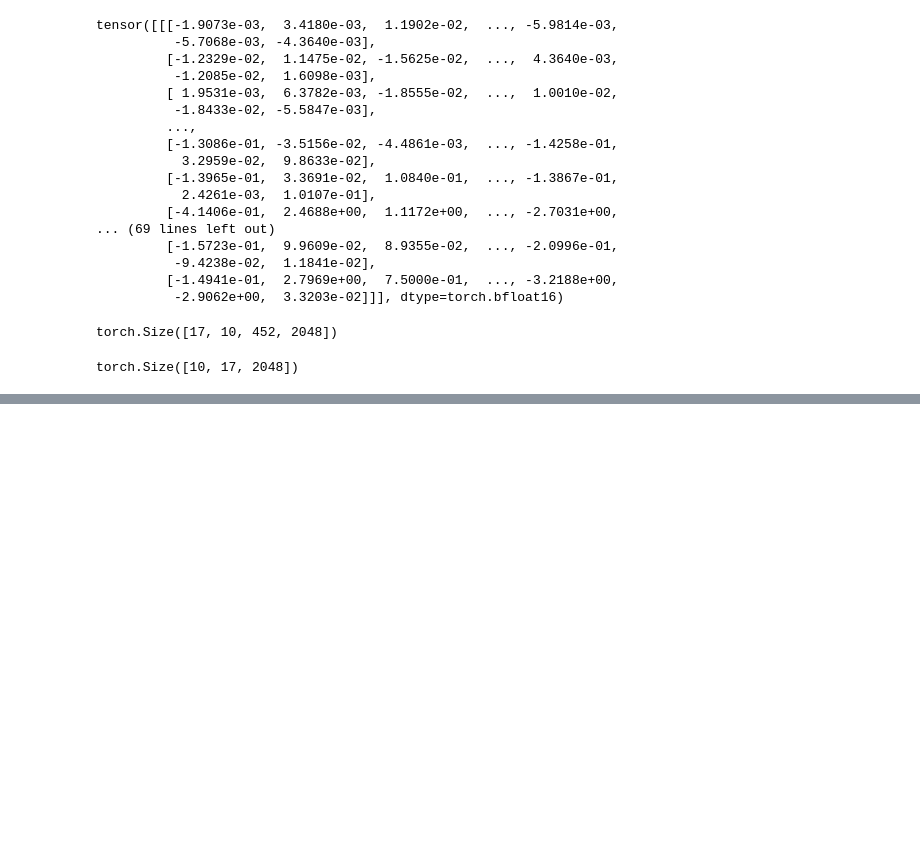
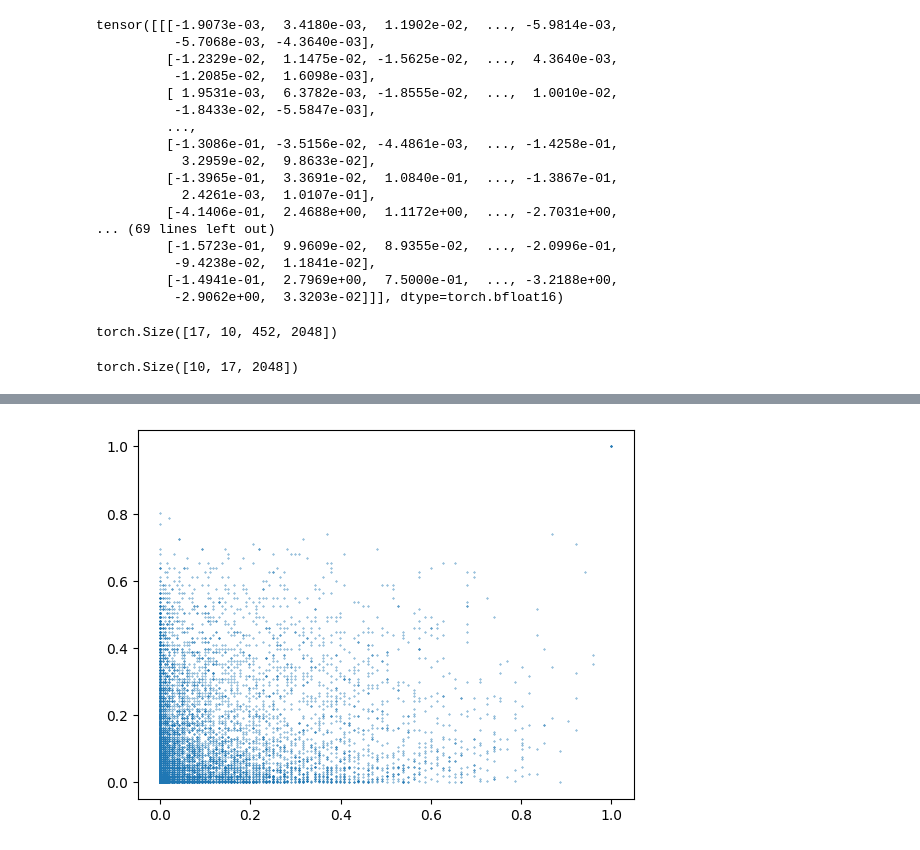
Before and after one commit to chriswolfram/unireps, a Jupyter notebook: notebooks/unireps-1.ipynb, the cells around one changed output, grey strips where cells are left out. Cells and saved outputs as stored; diff of their text form; code cells hidden in the pictures; blank space fills up the shorter version.

```diff
--- a/notebooks/unireps-1.ipynb
+++ b/notebooks/unireps-1.ipynb
@@ -310,0 +334,32 @@ torch.Size([10, 17, 2048])
+# %%
+# Uses dot product to get the distance. Currently does not even normalize.
+def embeddings_knn(emb_mat, k):
+    gram = emb_mat @ emb_mat.T
+    gram.fill_diagonal_(-torch.inf)
+
+    return gram.topk(k, sorted=False).indices
+# %%
+def jaccard_mat(mat):
+    n = mat.shape[0]
+    k = mat.shape[1]
+
+    out = torch.zeros(n, n)
+    for i in range(n):
+        for j in range(n):
+            out[i,j] = torch.isin(mat[i], mat[j], assume_unique=False).sum()
+
+    out = out / (2 * k - out)
+
+    return out
+# %%
+knn_mat_1 = embeddings_knn(emb_mat_1, 100)
+jaccard_1 = jaccard_mat(knn_mat_1)
+# %%
+knn_mat_2 = embeddings_knn(emb_mat_2, 100)
+jaccard_2 = jaccard_mat(knn_mat_2)
+# %%
+idxs = torch.randperm(jaccard_1.flatten().shape[0])[:10000]
+plt.scatter(jaccard_1.flatten()[idxs], jaccard_2.flatten()[idxs], s=0.1)
+plt.show()
+# %% [output]
+[figure, added]
```
Also changed, not shown: parts of 9 cells of this notebook, 3 other files.
